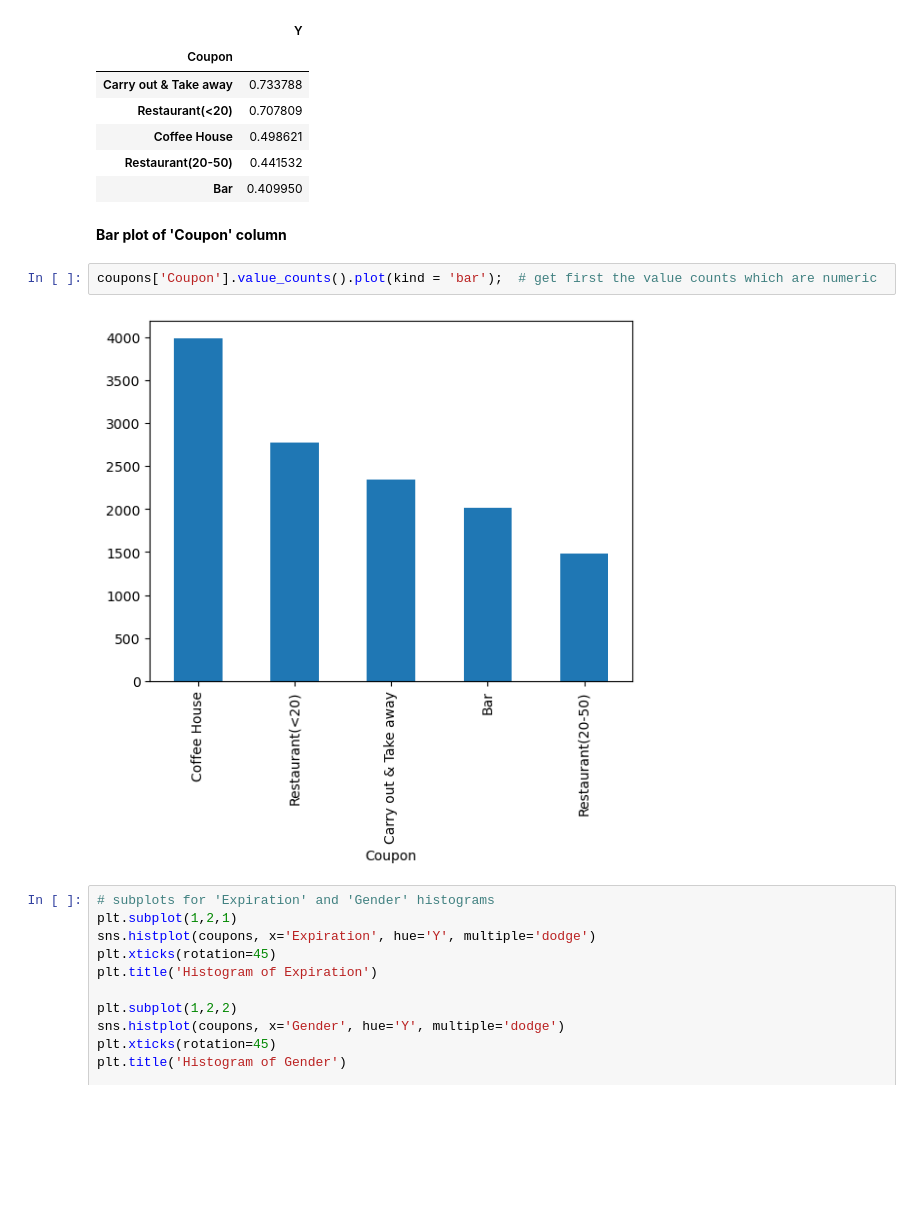
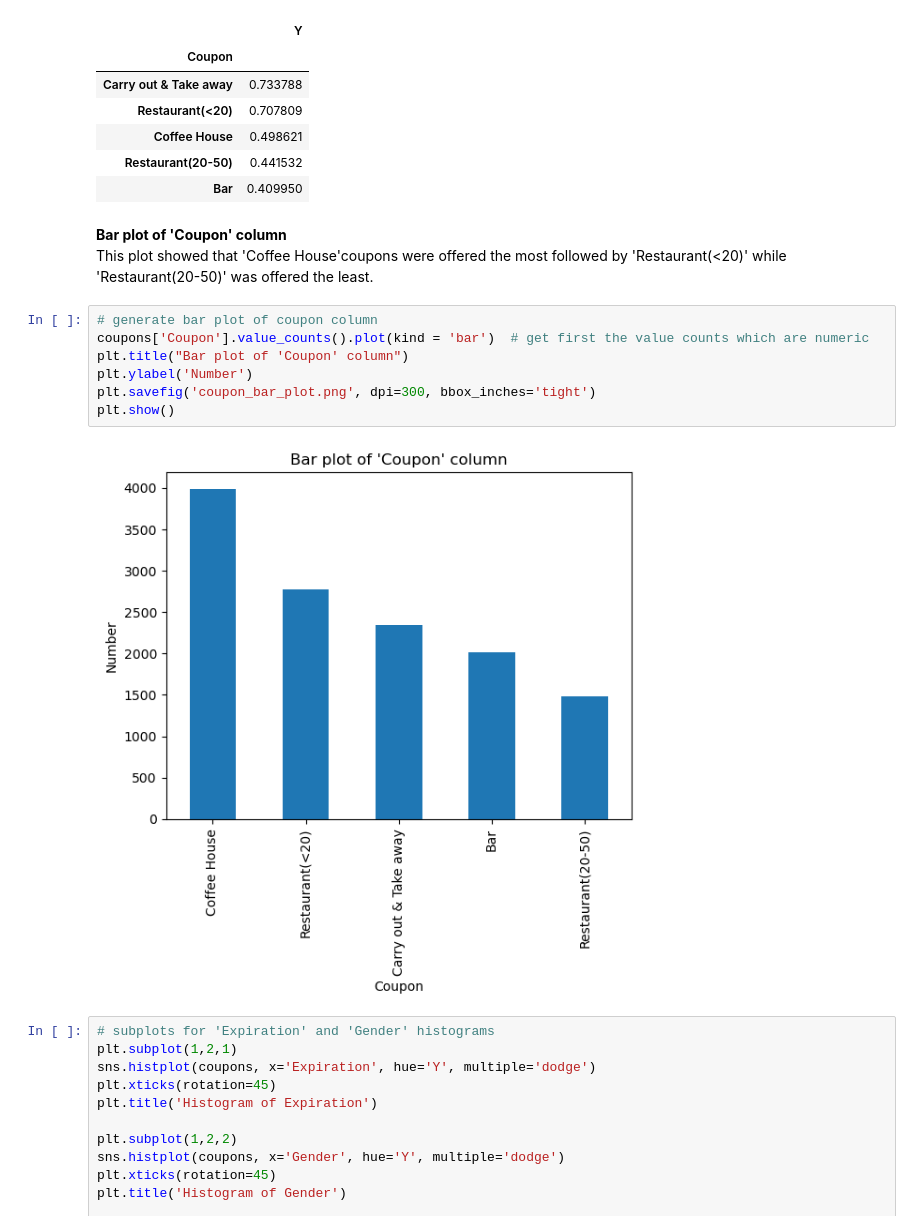
Before and after one commit to RonaldoBantayan27/Mauban1, a Jupyter notebook: 2Accept_Coupons.ipynb, the cells around one changed output. Drawn from its saved outputs; the diff is of its cells as text; blank space fills up the shorter version.

```diff
--- a/2Accept_Coupons.ipynb
+++ b/2Accept_Coupons.ipynb
@@ -646,10 +649,16 @@ pct_acceptance_Coupon
 | Bar | 0.409950 |
 # %% [markdown]
 **Bar plot of 'Coupon' column**
+This plot showed that 'Coffee House'coupons were offered the most followed by 'Restaurant(<20)' while 'Restaurant(20-50)' was offered the least.
 # %%
-coupons['Coupon'].value_counts().plot(kind = 'bar');  # get first the value counts which are numeric
+# generate bar plot of coupon column
+coupons['Coupon'].value_counts().plot(kind = 'bar')  # get first the value counts which are numeric
+plt.title("Bar plot of 'Coupon' column")
+plt.ylabel('Number')
+plt.savefig('coupon_bar_plot.png', dpi=300, bbox_inches='tight')
+plt.show()
 # %% [output]
-[figure, old version]
+[figure, new version]
 # %%
 # subplots for 'Expiration' and 'Gender' histograms
 plt.subplot(1,2,1)
```
Also changed, not shown: parts of 18 cells of this notebook, 1 other file.
